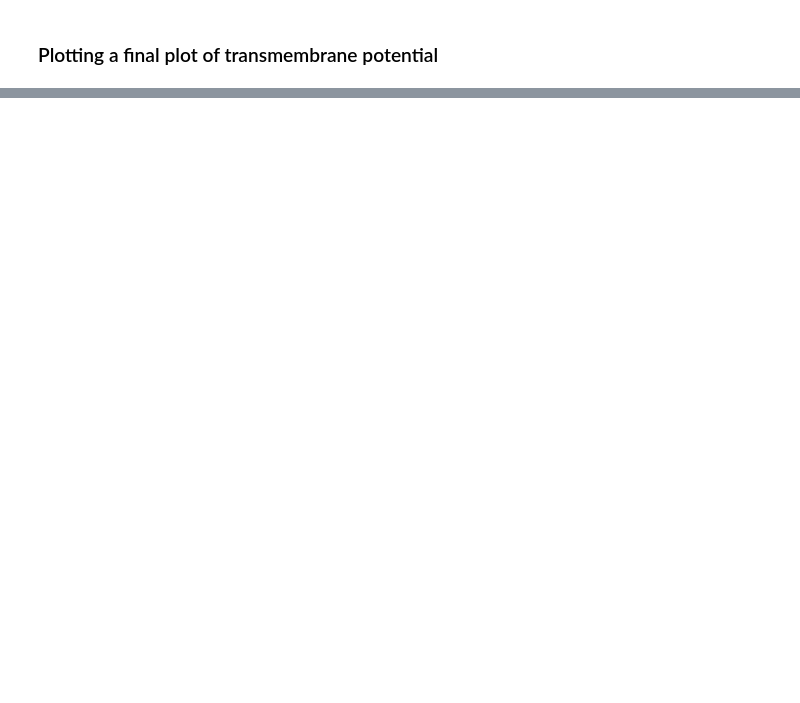
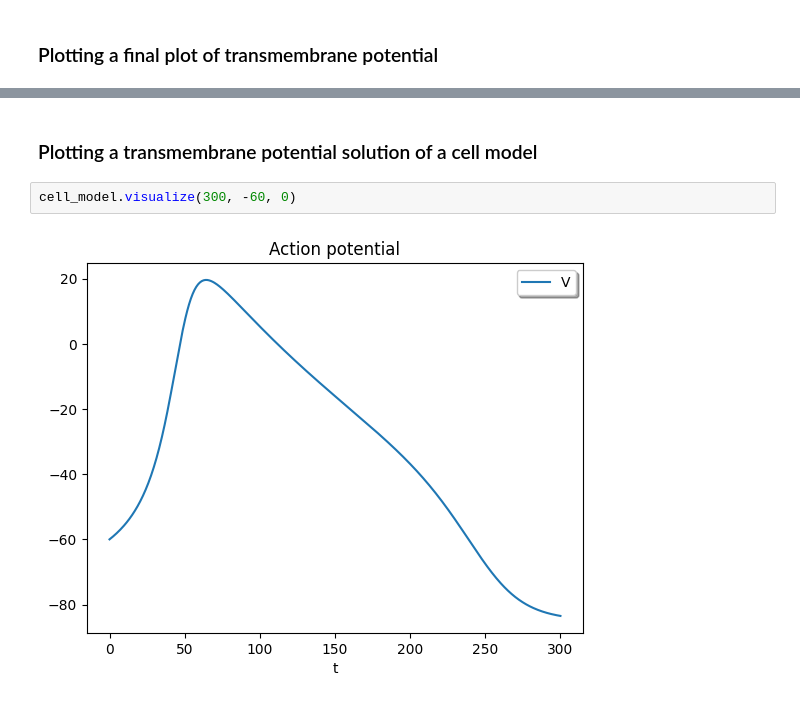
Before and after one commit to VinkoGitHub/Modeliranje-biofizike-srcanog-misica, a Jupyter notebook: solve.ipynb, the cells around one changed output, grey strips where cells are left out. Cells and saved outputs as stored; diff of their text form; blank space fills up the shorter version.

```diff
--- a/solve.ipynb
+++ b/solve.ipynb
@@ -47,0 +69,6 @@ FunctionSpace(Mesh(blocked element (Basix element (P, triangle, 1, gll_warped, u
+# %% [markdown]
+### Plotting a transmembrane potential solution of a cell model
+# %%
+cell_model.visualize(300, -60, 0)
+# %% [output]
+[figure, added]
```
Also changed, not shown: parts of 9 cells of this notebook, 10 other files.
